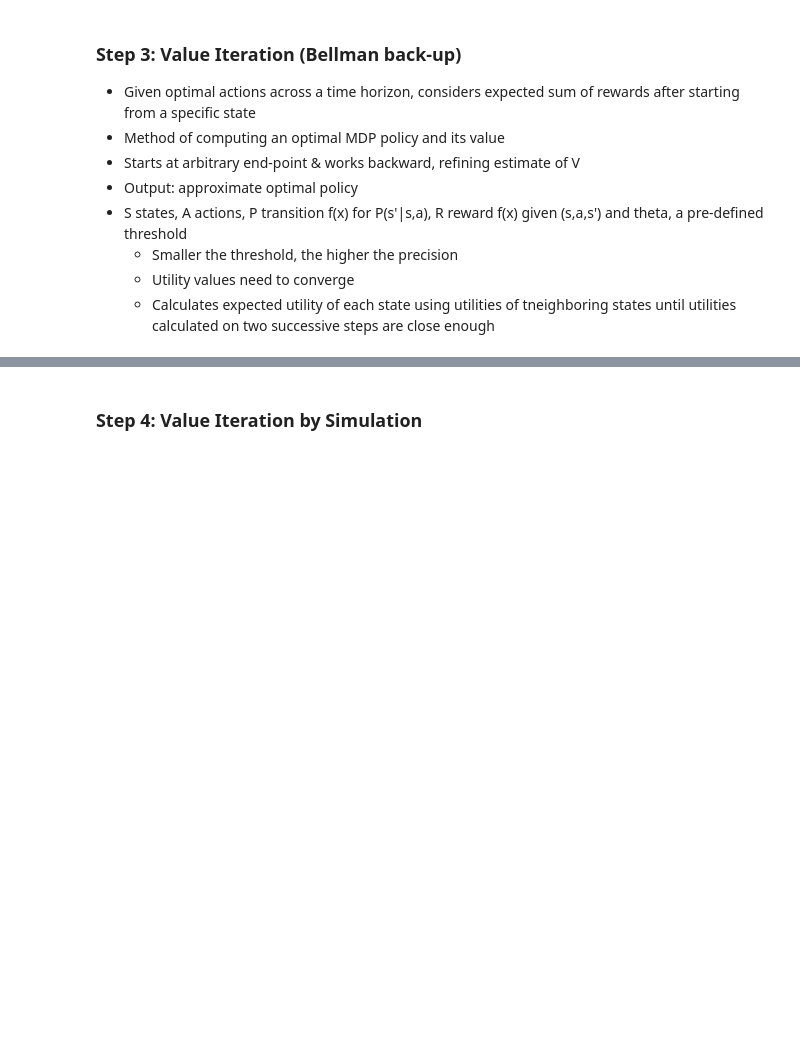
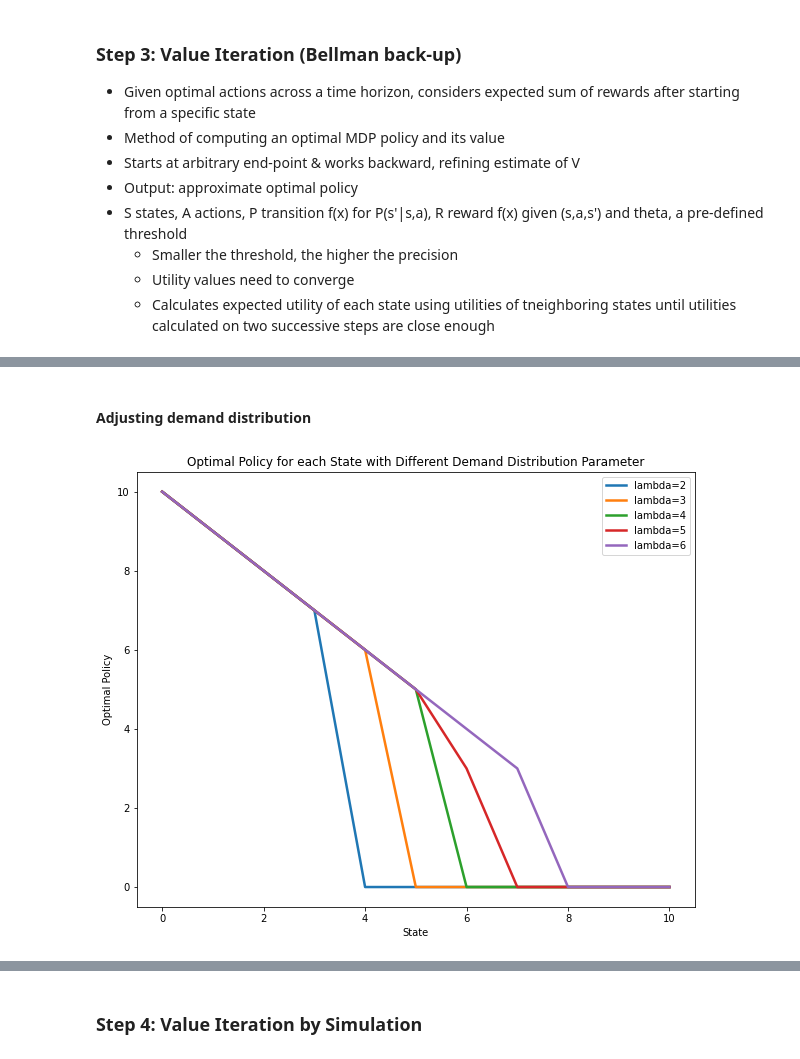
Before and after one commit to targoons/gym-inventory, a Jupyter notebook: gym_analysis_Group6.ipynb, the cells around one changed output, grey strips where cells are left out. Cells and saved outputs as stored; diff of their text form; code cells hidden in the pictures; blank space fills up the shorter version.

```diff
--- a/gym_analysis_Group6.ipynb
+++ b/gym_analysis_Group6.ipynb
@@ -644,0 +715,18 @@ policy_df.tail(10)
+# %% [markdown]
+#### Adjusting demand distribution
+# %%
+optimal_policy_list_lam = []
+for lam in np.arange(2, 7, 1):
+    env = InventoryEnv(lam=lam)
+    P_t,RR,demand_list = transition_prob(env)
+    v,d=value_iteration(P_t,RR)
+    optimal_policy_list_lam.append(d[-1,:])
+    plt.plot(range(N), d[-1,:], label='lambda='+str(lam), lw = 2.5)
+plt.legend()
+plt.rcParams["figure.figsize"] = (10,8)
+plt.title('Optimal Policy for each State with Different Demand Distribution Parameter')
+plt.xlabel('State')
+plt.ylabel('Optimal Policy')
+plt.show()
+# %% [output]
+[figure, added]
```
Also changed, not shown: parts of 33 cells of this notebook.
